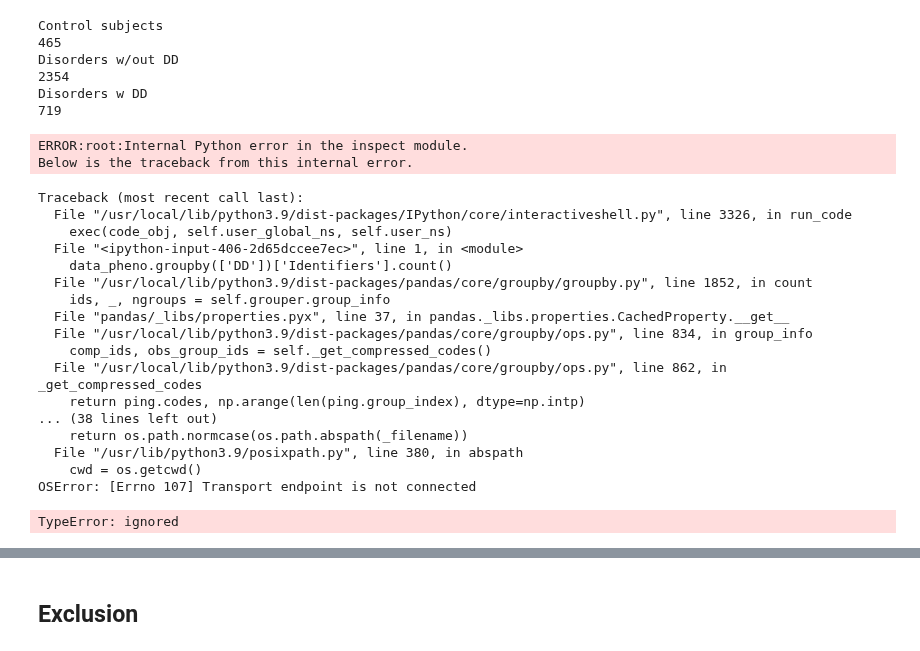
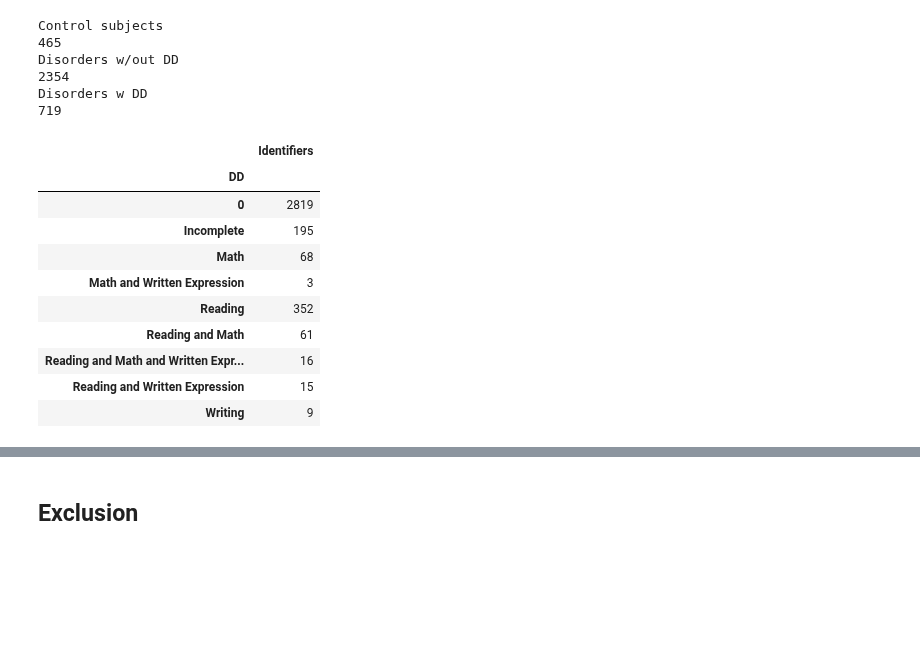
Before and after one commit to cristinarainich/Child-Mind-Institute-Project, a Jupyter notebook: Pheno_data.ipynb, the cells around one changed output, grey strips where cells are left out. Drawn from its saved outputs; the diff is of its cells as text; code cells hidden in the pictures; blank space fills up the shorter version.

```diff
--- a/Pheno_data.ipynb
+++ b/Pheno_data.ipynb
@@ -425,0 +463,26 @@ Disorders w DD
+# %%
+n_dtypes = []
+for i in new_dtypes:
+  if i == 'Reading and Written Expression and Mathematics' or i == 'Reading and Mathematics and Written Expression':
+    n_dtypes.append('Reading and Math and Written Expression')
+  elif i == 'Mathematics and Reading and Reading' or i == 'Mathematics and Reading':
+    n_dtypes.append('Reading and Math')
+  elif i == 'Reading and Mathematics ' or i == 'Reading and Mathematics' or i == 'Reading and Mathematics and Mathematics':
+    n_dtypes.append('Reading and Math')
+  elif i == 'Reading and Written Expression':
+    n_dtypes.append('Reading and Written Expression')
+  elif i == 'Mathematics and Written Expression' or i == 'Written Expression and Mathematics':
+    n_dtypes.append('Math and Written Expression')
+  elif i == 'Reading' or i == 'Reading and Reading':
+    n_dtypes.append('Reading')
+  elif i == 'Math':
+    n_dtypes.append('Math')
+  elif i == 'Writing':
+    n_dtypes.append('Writing')
+  elif i == 'Incomplete':
+    n_dtypes.append('Incomplete')
+  elif i == 0:
+    n_dtypes.append(0)
+  else:
+    print(i)
+    break
@@ -426,23 +491,14 @@ Disorders w DD
 # %%
-data_pheno.groupby(['DD'])['Identifiers'].count()
+data_pheno.groupby(['DD'])[['Identifiers']].count()
 # %% [output]
-ERROR:root:Internal Python error in the inspect module.
-Below is the traceback from this internal error.
-Traceback (most recent call last):
-  File "/usr/local/lib/python3.9/dist-packages/IPython/core/interactiveshell.py", line 3326, in run_code
-    exec(code_obj, self.user_global_ns, self.user_ns)
-  File "<ipython-input-406-2d65dccee7ec>", line 1, in <module>
-    data_pheno.groupby(['DD'])['Identifiers'].count()
-  File "/usr/local/lib/python3.9/dist-packages/pandas/core/groupby/groupby.py", line 1852, in count
-    ids, _, ngroups = self.grouper.group_info
-  File "pandas/_libs/properties.pyx", line 37, in pandas._libs.properties.CachedProperty.__get__
-  File "/usr/local/lib/python3.9/dist-packages/pandas/core/groupby/ops.py", line 834, in group_info
-    comp_ids, obs_group_ids = self._get_compressed_codes()
-  File "/usr/local/lib/python3.9/dist-packages/pandas/core/groupby/ops.py", line 862, in _get_compressed_codes
-    return ping.codes, np.arange(len(ping.group_index), dtype=np.intp)
-... (38 lines left out)
-    return os.path.normcase(os.path.abspath(_filename))
-  File "/usr/lib/python3.9/posixpath.py", line 380, in abspath
-    cwd = os.getcwd()
-OSError: [Errno 107] Transport endpoint is not connected
-TypeError: ignored
+|  | Identifiers |
+| DD |  |
+| 0 | 2819 |
+| Incomplete | 195 |
+| Math | 68 |
+| Math and Written Expression | 3 |
+| Reading | 352 |
+| Reading and Math | 61 |
+| Reading and Math and Written Expr... | 16 |
+| Reading and Written Expression | 15 |
+| Writing | 9 |
```
Also changed, not shown: parts of 52 cells of this notebook.
